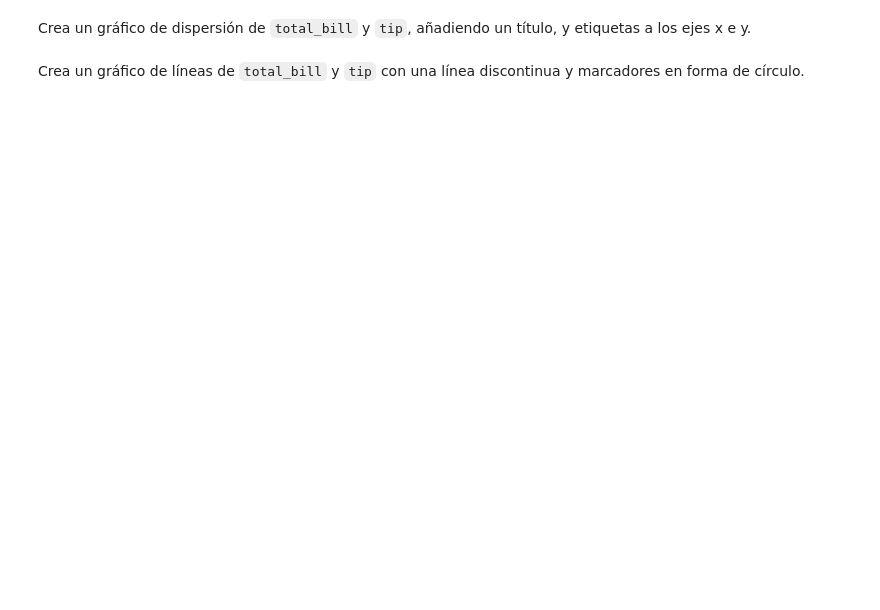
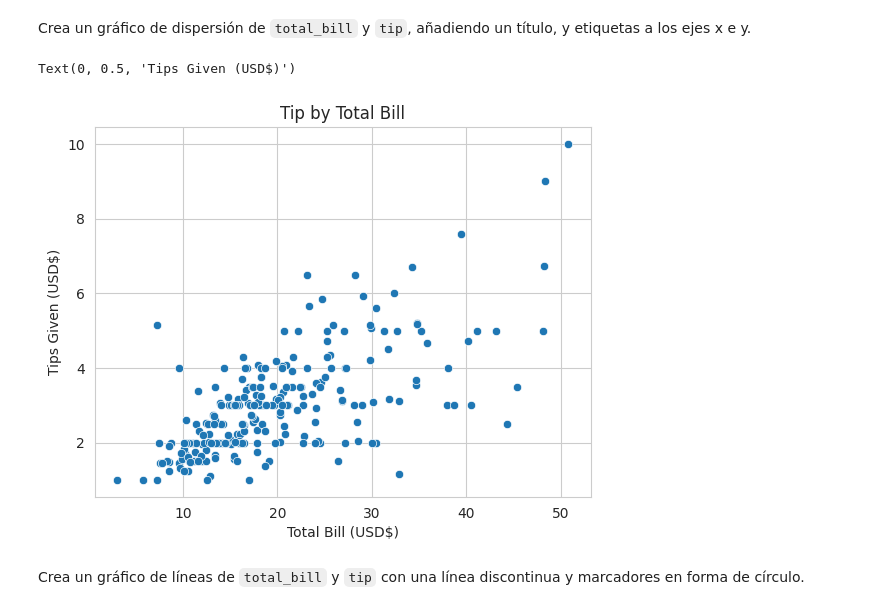
Before and after one commit to aletej96/Python-classes, a Jupyter notebook: Notebooks/LESSON III-INTRO TO MATPLOTLIB Y SEABORN.ipynb, the cells around one changed output. Drawn from its saved outputs; the diff is of its cells as text; code cells hidden in the pictures; blank space fills up the shorter version.

```diff
--- a/Notebooks/LESSON III-INTRO TO MATPLOTLIB Y SEABORN.ipynb
+++ b/Notebooks/LESSON III-INTRO TO MATPLOTLIB Y SEABORN.ipynb
@@ -291,6 +296,13 @@ Crea un que muestre la relación entre el número de comensales y la propina.
 # %% [markdown]
 Crea un gráfico de dispersión de `total_bill` y `tip`, añadiendo un título, y etiquetas a los ejes x e y.
 # %%
-ax = sns.scatterplot(data=tips_dataset, x='total_bill', y=)'tip'
+ax = sns.scatterplot(data=tips_dataset, x='total_bill', y='tip')
+
+ax.set_title("Tip by Total Bill")
+ax.set_xlabel("Total Bill (USD$)")
+ax.set_ylabel("Tips Given (USD$)")
+# %% [output]
+Text(0, 0.5, 'Tips Given (USD$)')
+[figure, added]
 # %% [markdown]
 Crea un gráfico de líneas de `total_bill` y `tip` con una línea discontinua y marcadores en forma de círculo.
```
Also changed, not shown: parts of 17 cells of this notebook.
